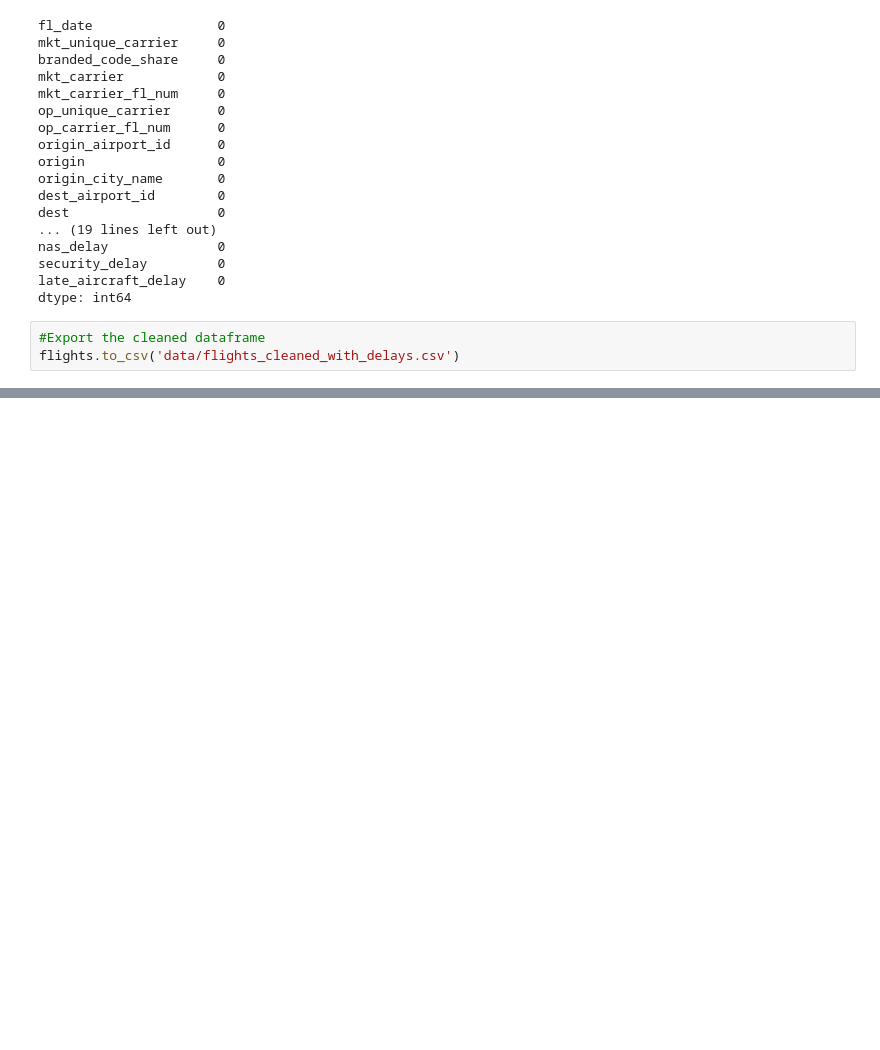
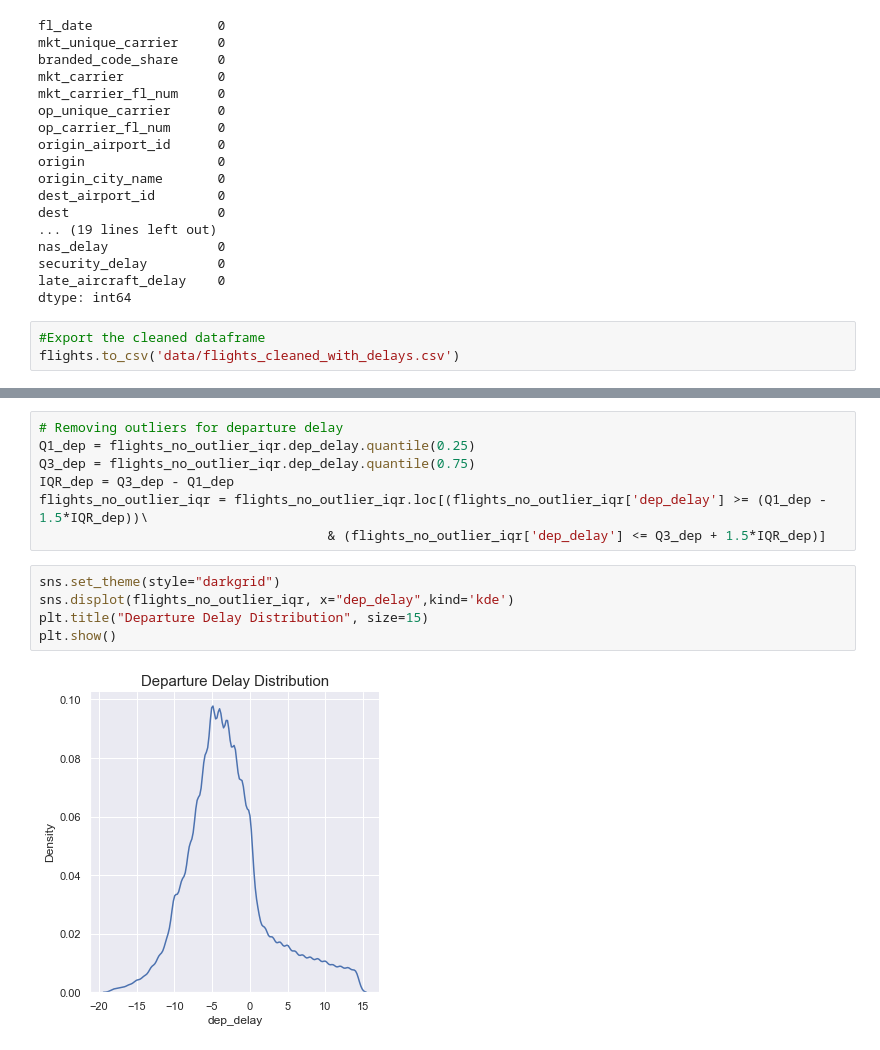
Before and after one commit to bnati5/Mid-term-project, a Jupyter notebook: data_cleaning_with_delays.ipynb, the cells around one changed output, grey strips where cells are left out. Cells and saved outputs as stored; diff of their text form; blank space fills up the shorter version.

```diff
--- a/data_cleaning_with_delays.ipynb
+++ b/data_cleaning_with_delays.ipynb
@@ -71,0 +105,14 @@ flights.to_csv('data/flights_cleaned_with_delays.csv')
+# %%
+# Removing outliers for departure delay
+Q1_dep = flights_no_outlier_iqr.dep_delay.quantile(0.25)
+Q3_dep = flights_no_outlier_iqr.dep_delay.quantile(0.75)
+IQR_dep = Q3_dep - Q1_dep
+flights_no_outlier_iqr = flights_no_outlier_iqr.loc[(flights_no_outlier_iqr['dep_delay'] >= (Q1_dep - 1.5*IQR_dep))\
+                                     & (flights_no_outlier_iqr['dep_delay'] <= Q3_dep + 1.5*IQR_dep)]
+# %%
+sns.set_theme(style="darkgrid")
+sns.displot(flights_no_outlier_iqr, x="dep_delay",kind='kde')
+plt.title("Departure Delay Distribution", size=15)
+plt.show()
+# %% [output]
+[figure, added]
```
Also changed, not shown: parts of 10 cells of this notebook.
